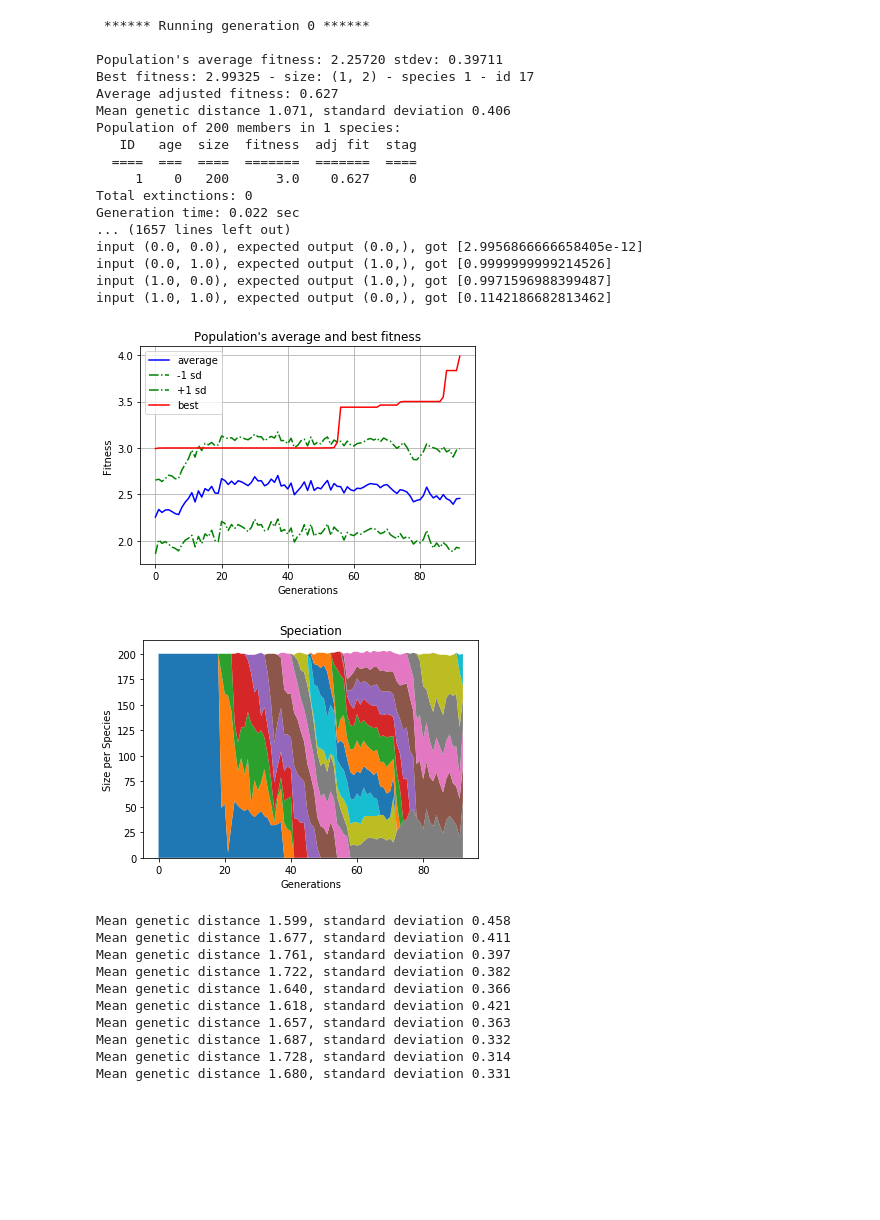
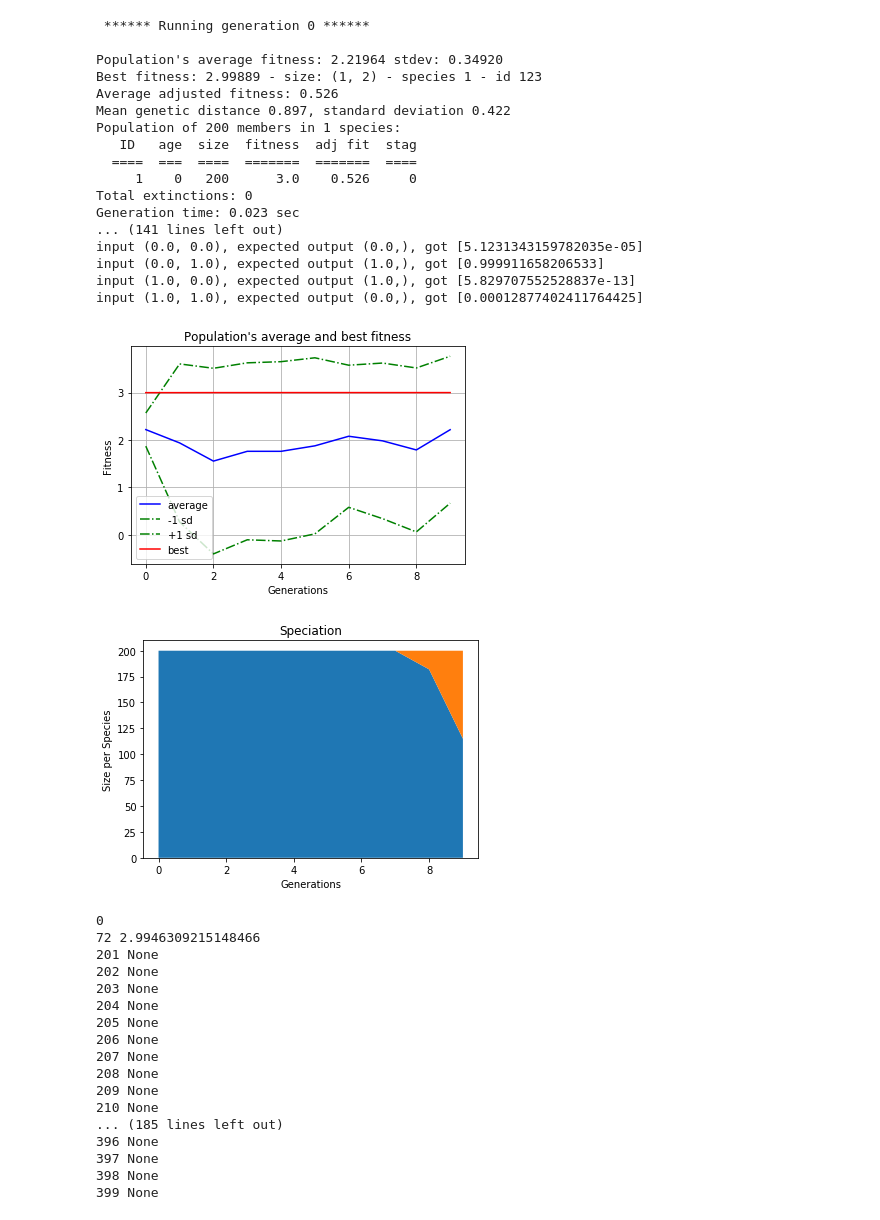
Before and after one commit to lafengxiaoyu/ENN, a Jupyter notebook: XOR/XOR_feedforward.ipynb, the cells around one changed output. Saved outputs shown, nothing was run; the diff lists cells and outputs as text; code cells hidden in the pictures; blank space fills up the shorter version.

```diff
--- a/XOR/XOR_feedforward.ipynb
+++ b/XOR/XOR_feedforward.ipynb
@@ -22,6 +22,7 @@ def eval_genomes(genomes, config):
             genome.fitness -= (output[0] - xo[0]) ** 2
 
 
+
 def run(config_file):
     # Load configuration.
     config = neat.Config(
@@ -39,64 +40,54 @@ def run(config_file):
     p.add_reporter(neat.StdOutReporter(True))
     stats = neat.StatisticsReporter()
     p.add_reporter(stats)
-    p.add_reporter(neat.Checkpointer(5))
+    p.add_reporter(neat.Checkpointer(1))
 
     # Run for up to 300 generations.
-    winner = p.run(eval_genomes, 300)
+    winner = p.run(eval_genomes, 10)
 
     # Display the winning genome.
     print("\nBest genome:\n{!s}".format(winner))
 
     # Show output of the most fit genome against training data.
     print("\nOutput:")
     winner_net = neat.nn.FeedForwardNetwork.create(winner, config)
     for xi, xo in zip(xor_inputs, xor_outputs):
         output = winner_net.activate(xi)
         print("input {!r}, expected output {!r}, got {!r}".format(xi, xo, output))
 
     node_names = {-1: "A", -2: "B", 0: "A XOR B"}
     visualize.draw_net(config, winner, True, node_names=node_names)
     visualize.plot_stats(stats, ylog=False, view=True)
     visualize.plot_species(stats, view=True)
 
-    p = neat.Checkpointer.restore_checkpoint("neat-checkpoint-4")
-    p.run(eval_genomes, 10)
+    #p = neat.Checkpointer.restore_checkpoint("neat-checkpoint-4")
+    #p.run(eval_genomes, 2)
 
 
 if __name__ == "__main__":
     # Determine path to configuration file. This path manipulation is
     # here so that the script will run successfully regardless of the
     # current working directory.
     local_dir = os.getcwd()
     config_path = os.path.join(local_dir, "config-feedforward")
     run(config_path)
 # %% [output]
  ****** Running generation 0 ******
 
-Population's average fitness: 2.25720 stdev: 0.39711
-Best fitness: 2.99325 - size: (1, 2) - species 1 - id 17
-Average adjusted fitness: 0.627
-Mean genetic distance 1.071, standard deviation 0.406
+Population's average fitness: 2.21964 stdev: 0.34920
+Best fitness: 2.99889 - size: (1, 2) - species 1 - id 123
+Average adjusted fitness: 0.526
+Mean genetic distance 0.897, standard deviation 0.422
 Population of 200 members in 1 species:
    ID   age  size  fitness  adj fit  stag
   ====  ===  ====  =======  =======  ====
-     1    0   200      3.0    0.627     0
+     1    0   200      3.0    0.526     0
 Total extinctions: 0
-Generation time: 0.022 sec
-... (1657 lines left out)
-input (0.0, 0.0), expected output (0.0,), got [2.9956866666658405e-12]
-input (0.0, 1.0), expected output (1.0,), got [0.9999999999214526]
-input (1.0, 0.0), expected output (1.0,), got [0.9971596988399487]
-input (1.0, 1.0), expected output (0.0,), got [0.1142186682813462]
+Generation time: 0.023 sec
+... (141 lines left out)
+input (0.0, 0.0), expected output (0.0,), got [5.1231343159782035e-05]
+input (0.0, 1.0), expected output (1.0,), got [0.999911658206533]
+input (1.0, 0.0), expected output (1.0,), got [5.829707552528837e-13]
+input (1.0, 1.0), expected output (0.0,), got [0.00012877402411764425]
-[figure, old version]
+[figure, new version]
-[figure, old version]
+[figure, new version]
-Mean genetic distance 1.599, standard deviation 0.458
-Mean genetic distance 1.677, standard deviation 0.411
-Mean genetic distance 1.761, standard deviation 0.397
-Mean genetic distance 1.722, standard deviation 0.382
-Mean genetic distance 1.640, standard deviation 0.366
-Mean genetic distance 1.618, standard deviation 0.421
-Mean genetic distance 1.657, standard deviation 0.363
-Mean genetic distance 1.687, standard deviation 0.332
-Mean genetic distance 1.728, standard deviation 0.314
-Mean genetic distance 1.680, standard deviation 0.331
@@ -102,0 +103,25 @@ Mean genetic distance 1.680, standard deviation 0.331
+# %%
+for i in range(1):
+    print(i)
+    p = neat.Checkpointer.restore_checkpoint('neat-checkpoint-'+str(i))
+    for each in p.population:
+        print(each,p.population[each].fitness)
+        #visualize.draw_net(config, p.population[each], False, filename='xoreach/{}/{}'.format(i,each), fmt="jpg")
+# %% [output]
+0
+72 2.9946309215148466
+201 None
+202 None
+203 None
+204 None
+205 None
+206 None
+207 None
+208 None
+209 None
+210 None
+... (185 lines left out)
+396 None
+397 None
+398 None
+399 None
```
Also changed, not shown: parts of 13 cells of this notebook, 29 other files.
